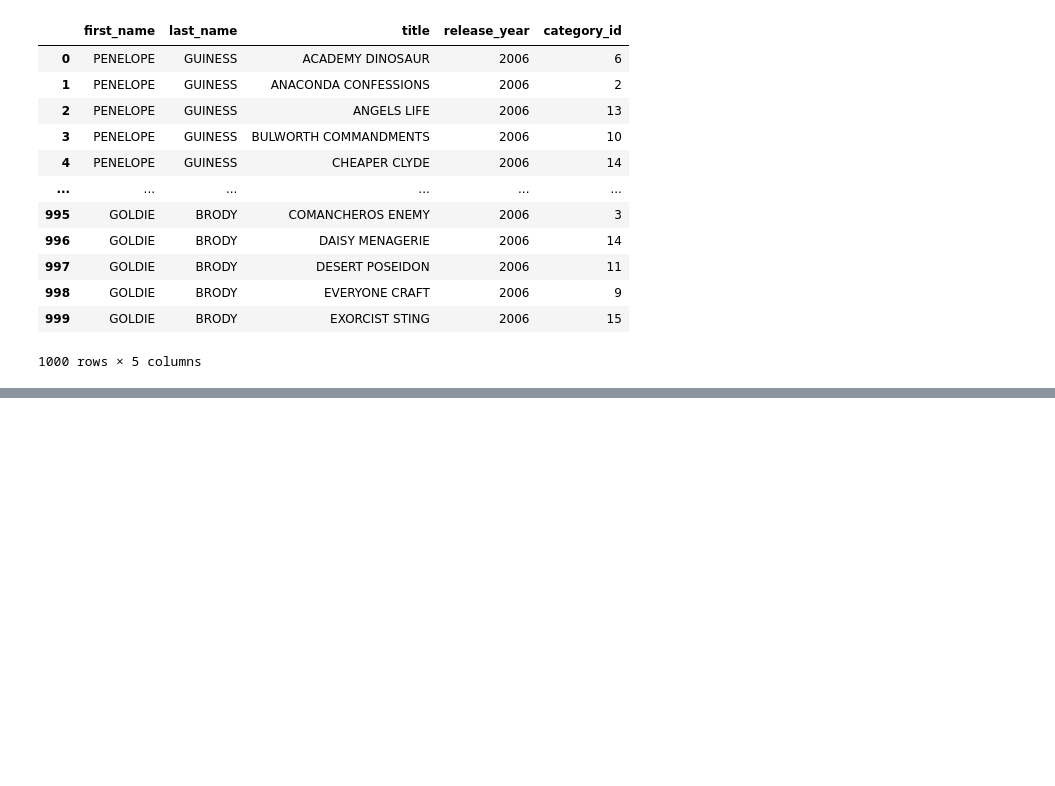
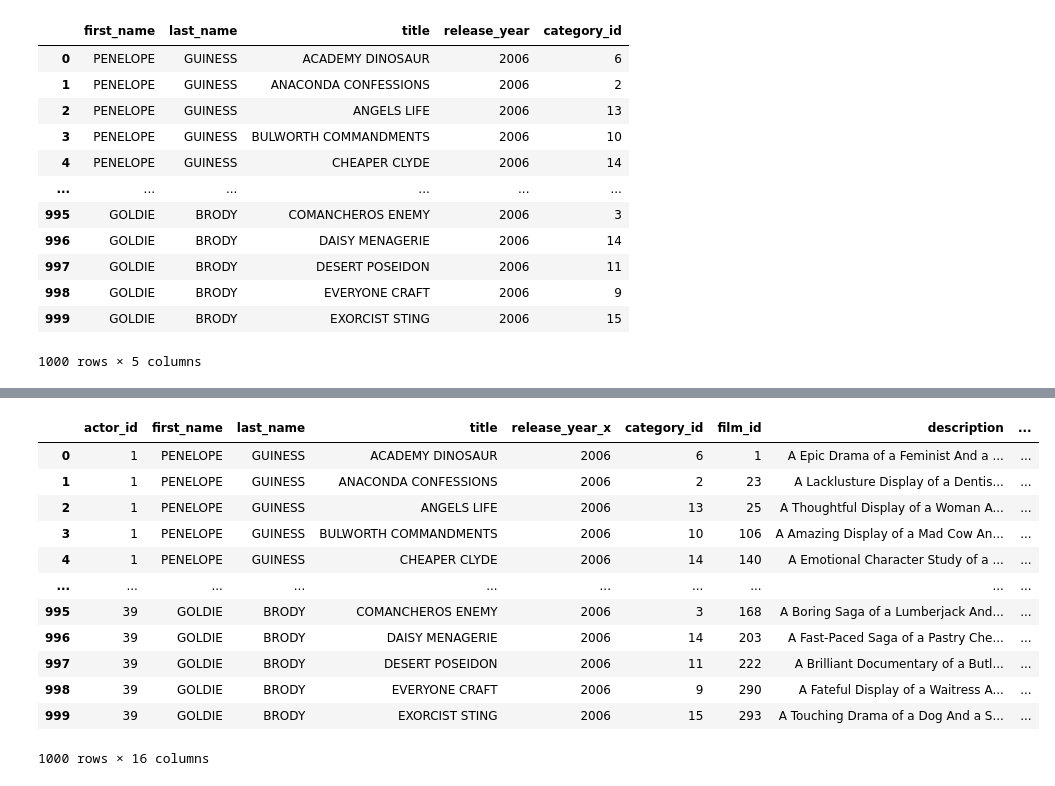
Before and after one commit to dapafer/sql-data-base-building, a Jupyter notebook: src/data_transformation_merge.ipynb, the cells around one changed output, grey strips where cells are left out. Cells and saved outputs as stored; diff of their text form; code cells hidden in the pictures; blank space fills up the shorter version.

```diff
--- a/src/data_transformation_merge.ipynb
+++ b/src/data_transformation_merge.ipynb
@@ -38,0 +73,3 @@ hdd
+# %%
+merged_actors_hdd = pd.merge(actors, hdd, on=['first_name', 'last_name'], how='inner')
+merged_actors_hdd
@@ -38,0 +90,17 @@ hdd
+# %%
+merged_actors_films = pd.merge(merged_actors_hdd, films, on='title', how='left')
+merged_actors_films
+# %% [output]
+|  | actor_id | first_name | last_name | title | release_year_x | category_id | film_id | description | ... |
+| 0 | 1 | PENELOPE | GUINESS | ACADEMY DINOSAUR | 2006 | 6 | 1 | A Epic Drama of a Feminist And a ... | ... |
+| 1 | 1 | PENELOPE | GUINESS | ANACONDA CONFESSIONS | 2006 | 2 | 23 | A Lacklusture Display of a Dentis... | ... |
+| 2 | 1 | PENELOPE | GUINESS | ANGELS LIFE | 2006 | 13 | 25 | A Thoughtful Display of a Woman A... | ... |
+| 3 | 1 | PENELOPE | GUINESS | BULWORTH COMMANDMENTS | 2006 | 10 | 106 | A Amazing Display of a Mad Cow An... | ... |
+| 4 | 1 | PENELOPE | GUINESS | CHEAPER CLYDE | 2006 | 14 | 140 | A Emotional Character Study of a ... | ... |
+| ... | ... | ... | ... | ... | ... | ... | ... | ... | ... |
+| 995 | 39 | GOLDIE | BRODY | COMANCHEROS ENEMY | 2006 | 3 | 168 | A Boring Saga of a Lumberjack And... | ... |
+| 996 | 39 | GOLDIE | BRODY | DAISY MENAGERIE | 2006 | 14 | 203 | A Fast-Paced Saga of a Pastry Che... | ... |
+| 997 | 39 | GOLDIE | BRODY | DESERT POSEIDON | 2006 | 11 | 222 | A Brilliant Documentary of a Butl... | ... |
+| 998 | 39 | GOLDIE | BRODY | EVERYONE CRAFT | 2006 | 9 | 290 | A Fateful Display of a Waitress A... | ... |
+| 999 | 39 | GOLDIE | BRODY | EXORCIST STING | 2006 | 15 | 293 | A Touching Drama of a Dog And a S... | ... |
+1000 rows × 16 columns
```
Also changed, not shown: parts of 9 cells of this notebook, 2 other files.
